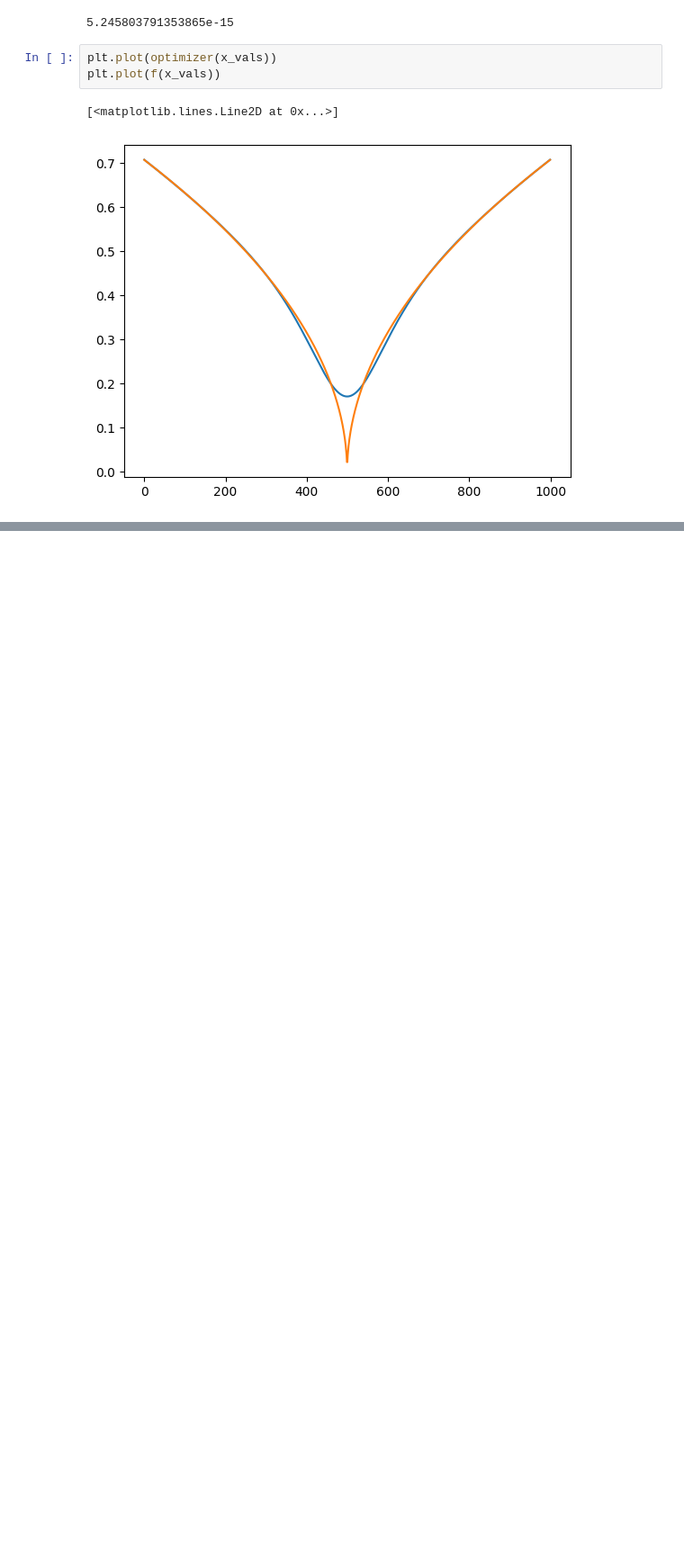
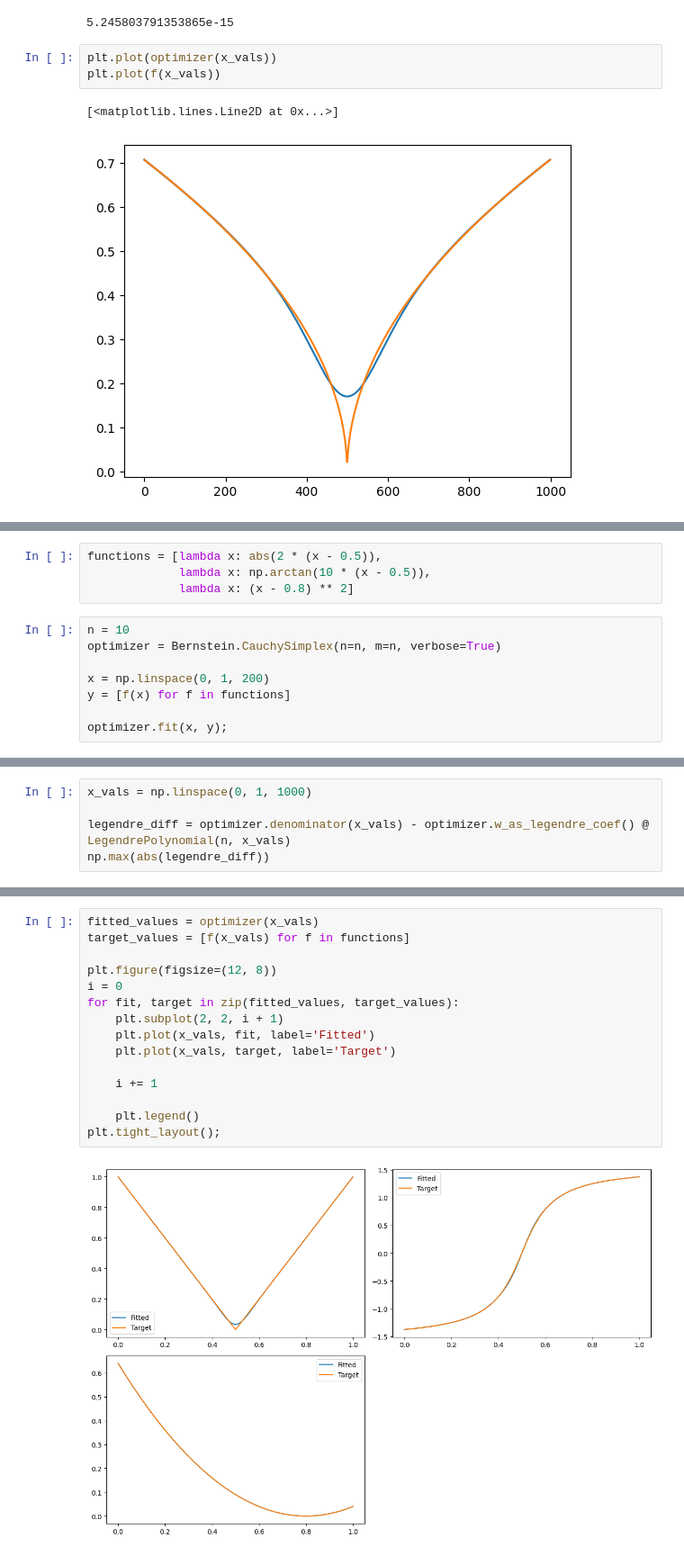
Before and after one commit to infamoussoap/RationalFunctionApproximation, a Jupyter notebook: Example Usage.ipynb, the cells around one changed output, grey strips where cells are left out. Shown: that part at 90% size. Drawn from its saved outputs; the diff is of its cells as text; blank space fills up the shorter version.

Commit message:
adding multiple functions example

```diff
--- a/Example Usage.ipynb
+++ b/Example Usage.ipynb
@@ -36,0 +41,12 @@ plt.plot(f(x_vals))
+# %%
+functions = [lambda x: abs(2 * (x - 0.5)),
+             lambda x: np.arctan(10 * (x - 0.5)),
+             lambda x: (x - 0.8) ** 2]
+# %%
+n = 10
+optimizer = Bernstein.CauchySimplex(n=n, m=n, verbose=True)
+
+x = np.linspace(0, 1, 200)
+y = [f(x) for f in functions]
+
+optimizer.fit(x, y);
@@ -36,0 +55,5 @@ plt.plot(f(x_vals))
+# %%
+x_vals = np.linspace(0, 1, 1000)
+
+legendre_diff = optimizer.denominator(x_vals) - optimizer.w_as_legendre_coef() @ LegendrePolynomial(n, x_vals)
+np.max(abs(legendre_diff))
@@ -36,0 +67,17 @@ plt.plot(f(x_vals))
+# %%
+fitted_values = optimizer(x_vals)
+target_values = [f(x_vals) for f in functions]
+
+plt.figure(figsize=(12, 8))
+i = 0
+for fit, target in zip(fitted_values, target_values):
+    plt.subplot(2, 2, i + 1)
+    plt.plot(x_vals, fit, label='Fitted')
+    plt.plot(x_vals, target, label='Target')
+
+    i += 1
+
+    plt.legend()
+plt.tight_layout();
+# %% [output]
+[figure, added]
```
Also changed, not shown: parts of 5 cells of this notebook.
